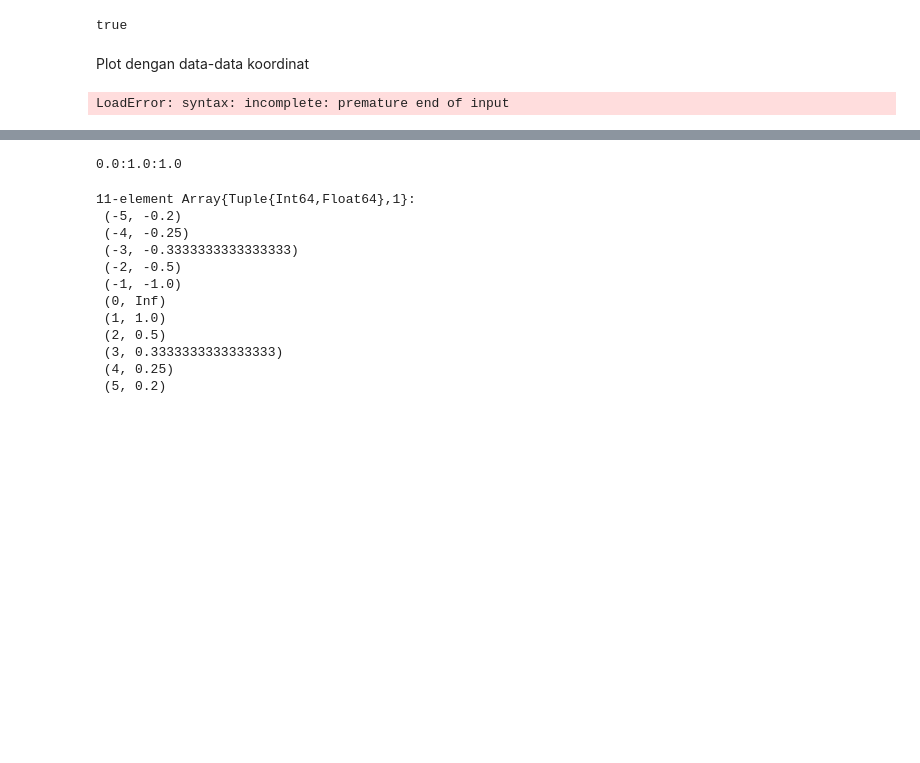
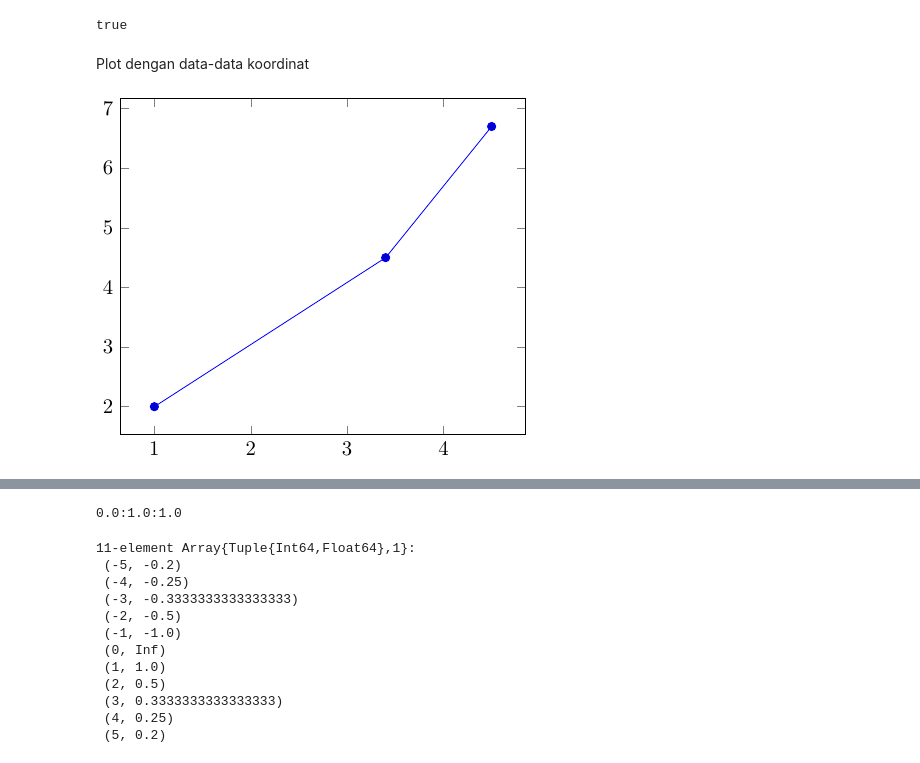
Before and after one commit to f-fathurrahman/ffr-julia-stuffs, a Jupyter notebook: PGFPlotsX/Examples_PGFPlotsX.ipynb, the cells around one changed output, grey strips where cells are left out. Saved outputs shown, nothing was run; the diff lists cells and outputs as text; code cells hidden in the pictures; blank space fills up the shorter version.

```diff
--- a/PGFPlotsX/Examples_PGFPlotsX.ipynb
+++ b/PGFPlotsX/Examples_PGFPlotsX.ipynb
@@ -16,14 +16,13 @@ true
 # %% [markdown]
 Plot dengan data-data koordinat
 # %%
-@pgf TikzPicture(
-  Axis(
+@pgf TikzPicture( Axis(
     Plot( Coordinates([
             (1.0, 2.0),
             (3.4, 4.5),
             (4.5, 6.7),
         ])
-  )
-)
+    )
+) )
 # %% [output]
-LoadError: syntax: incomplete: premature end of input
+[figure, added]
```
Also changed, not shown: parts of 25 cells of this notebook.
